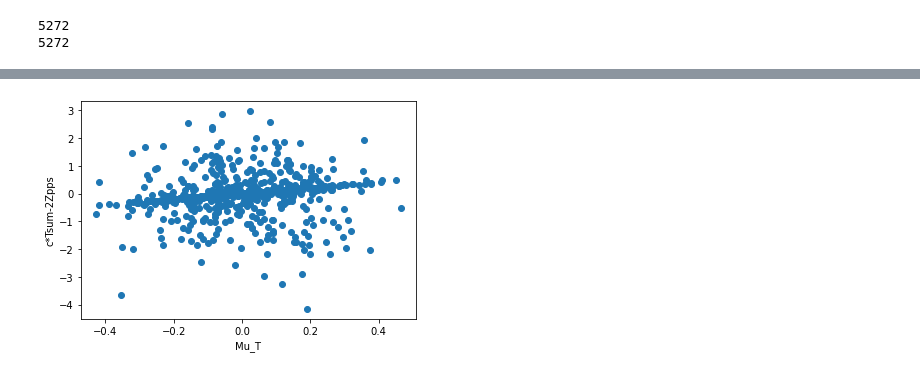
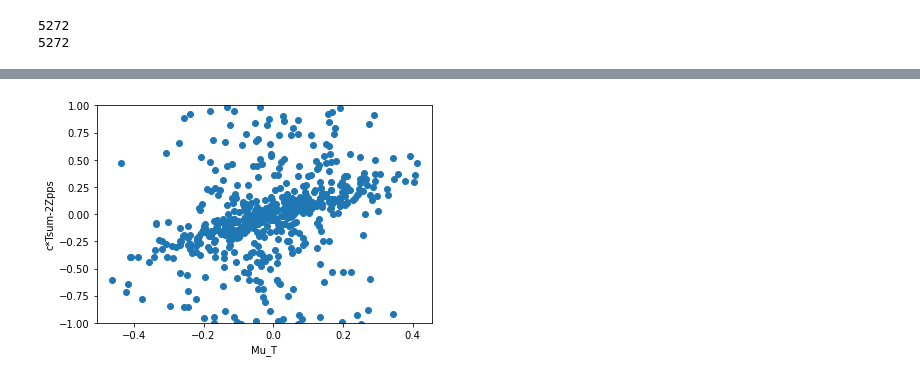
Before and after one commit to tomasurruzola/SummerProject, a Jupyter notebook: CutsSignal.ipynb, the cells around one changed output, grey strips where cells are left out. Drawn from its saved outputs; the diff is of its cells as text; code cells hidden in the pictures.

```diff
--- a/CutsSignal.ipynb
+++ b/CutsSignal.ipynb
@@ -602,0 +654,8 @@ ax.set(xlabel='DiffzT_tsmear', ylabel='number of entries')
+# %%
+sig=[]
+bk=[]
+for i in range (len(difzT_sm)):
+    if (PU1tsm[i]+PU2tsm[i]==0):
+        sig.append(difzT_sm[i])
+    else:
+        bk.append(difzT_sm[i])
@@ -664,6 +742,8 @@ XIM=np.zeros(nevents)
 XIm=np.zeros(nevents)
 TMt=np.zeros(nevents)
 Tmt=np.zeros(nevents)
+PUP1=np.zeros(nevents)
+PUP2=np.zeros(nevents)
 
 numnz=0
 XIMnsm=np.zeros(nevents)
@@ -680,6 +760,8 @@ for i in tqdm(range(nevents)):
         XIm[i]=xim[i]
         TMt[i]=tMt_sm[i]
         Tmt[i]=tmt_sm[i]
+        PUP1[i]=PU1[i]
+        PUP2[i]=PU2[i]
         numnz=numnz+1
 # %%
 for i in tqdm(range(nevents)):
@@ -711,17 +799,19 @@ CTDif=[]
 Muz=[]
 Mut=[]
 ST=[]
+SP=[]
 
 for i in range (nevents):
     if (XIM[i]!=0) and (TMu2_pt[i]>0):
         MPP.append(14000.*np.sqrt(XIM[i]*XIm[i]))
         MLL.append(mllt[i])
-        YPP.append(-0.5*np.log(XIM[i]/XIm[i]))
+        YPP.append(0.5*np.log(XIM[i]/XIm[i]))
         YLL.append(ylt[i])
         CTDif.append(0.5*c*(TMt[i]-Tmt[i]))
         Muz.append(Tmu_z[i][0])
         Mut.append(Tmu_T[i][0])
         ST.append((0.5*sumTs[i])/c)
+        SP.append(PUP1[i]+PUP2[i])
 
 print(len(MPP)/10000)
 for i in range (len(MPP)):
@@ -907,13 +1034,13 @@ plt.show()
 # %%
 np.random.seed(19680801)
 
 plt.scatter(Mut,ST)
 plt.xlabel("Mu_T")
 plt.ylabel("c*Tsum-2Zpps")
-#plt.ylim([-1,1])
+plt.ylim([-1,1])
 plt.show()
 # %% [output]
-[figure, old version]
+[figure, new version]
 # %%
 plt.hist2d(Mut, ST, bins=25)
 plt.xlabel("Mut")
```
Also changed, not shown: parts of 68 cells of this notebook, 1 other file.
